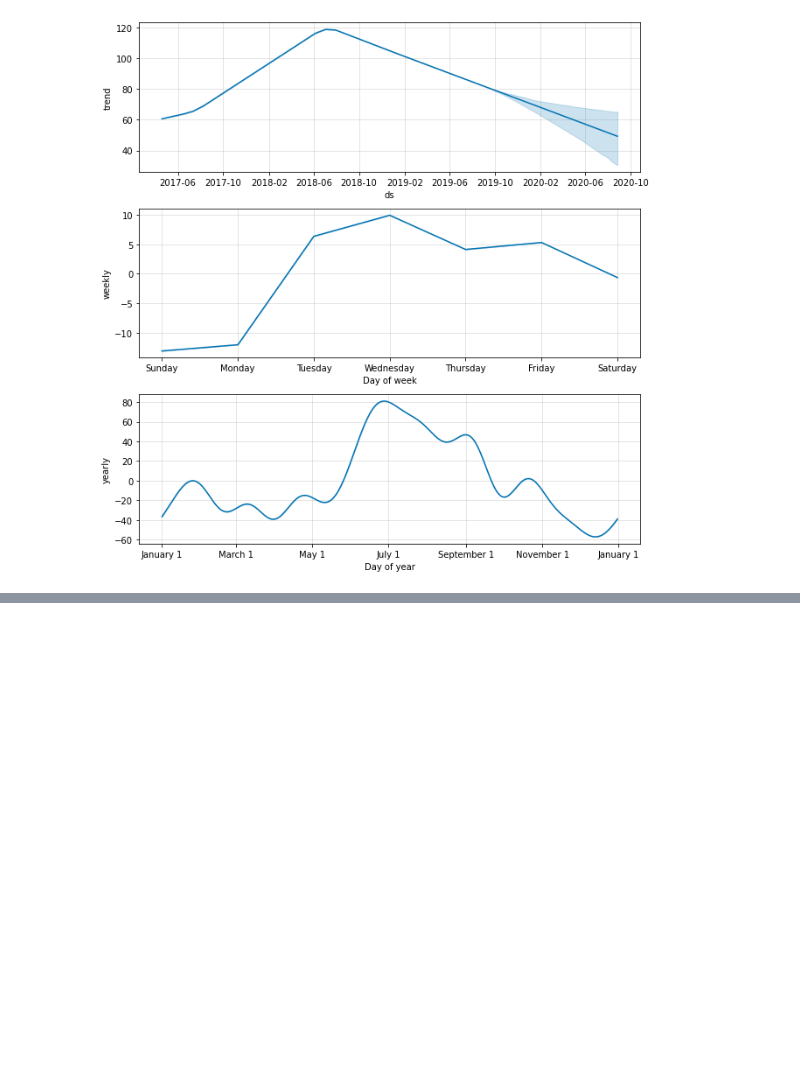
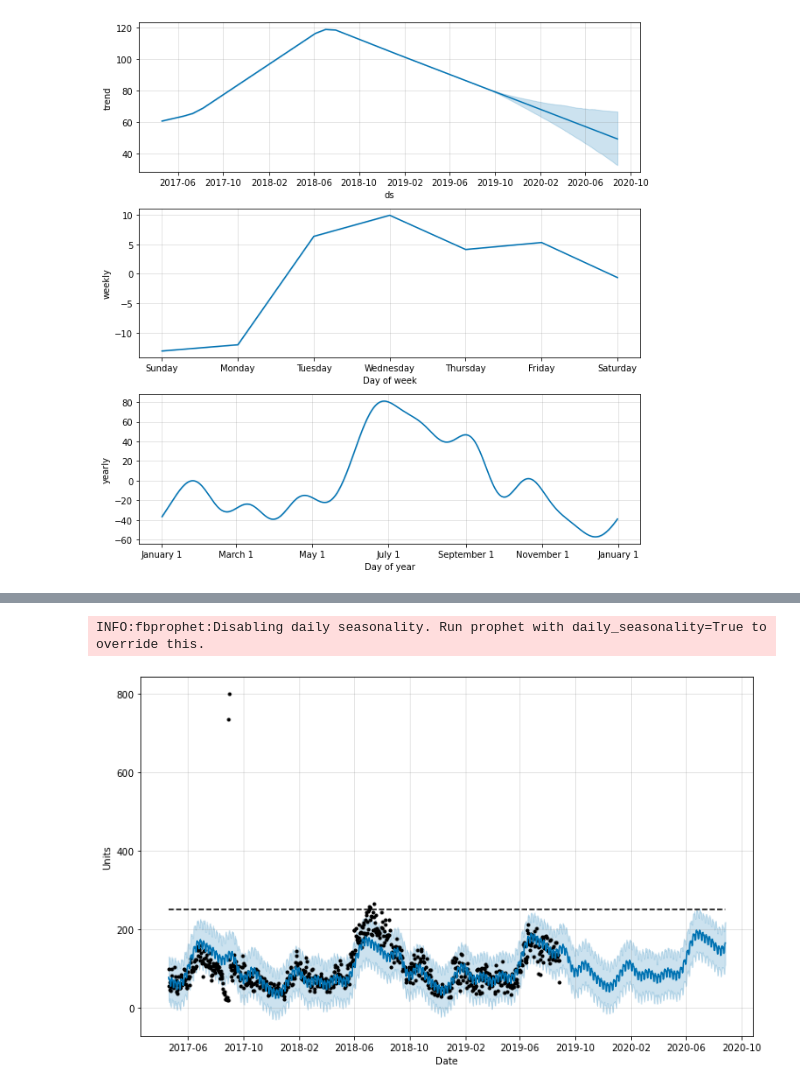
Before and after one commit to g4brielvs/sower, a Jupyter notebook: notebooks/03-forecast.ipynb, the cells around one changed output, grey strips where cells are left out. Drawn from its saved outputs; the diff is of its cells as text; code cells hidden in the pictures; blank space fills up the shorter version.

```diff
--- a/notebooks/03-forecast.ipynb
+++ b/notebooks/03-forecast.ipynb
@@ -61,0 +74,21 @@ fig = m.plot_components(forecast)
+# %%
+CAP = 250
+FLOOR = 50
+
+wdf["cap"] = CAP
+#wdf["floor"] = FLOOR
+# %%
+#Prophet will by default fit weekly and yearly seasonalities
+m = Prophet(growth="logistic")
+m.fit(wdf)
+
+future = m.make_future_dataframe(periods=365)
+future["cap"] = CAP
+#future["floor"] = FLOOR
+
+forecast = m.predict(future)
+
+fig = m.plot(forecast, xlabel="Date", ylabel="Units")
+# %% [output]
+INFO:fbprophet:Disabling daily seasonality. Run prophet with daily_seasonality=True to override this.
+[figure, added]
```
Also changed, not shown: parts of 5 cells of this notebook.
